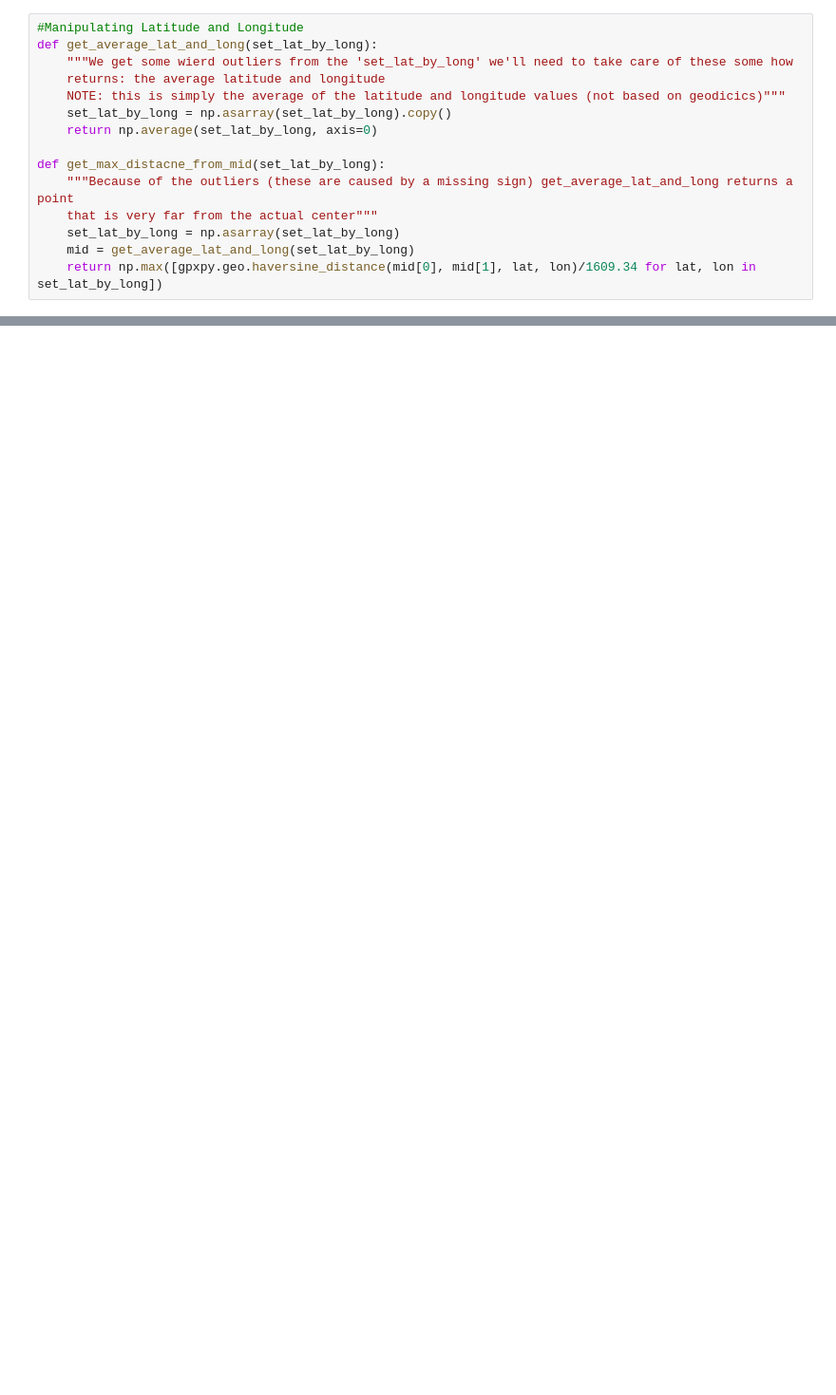
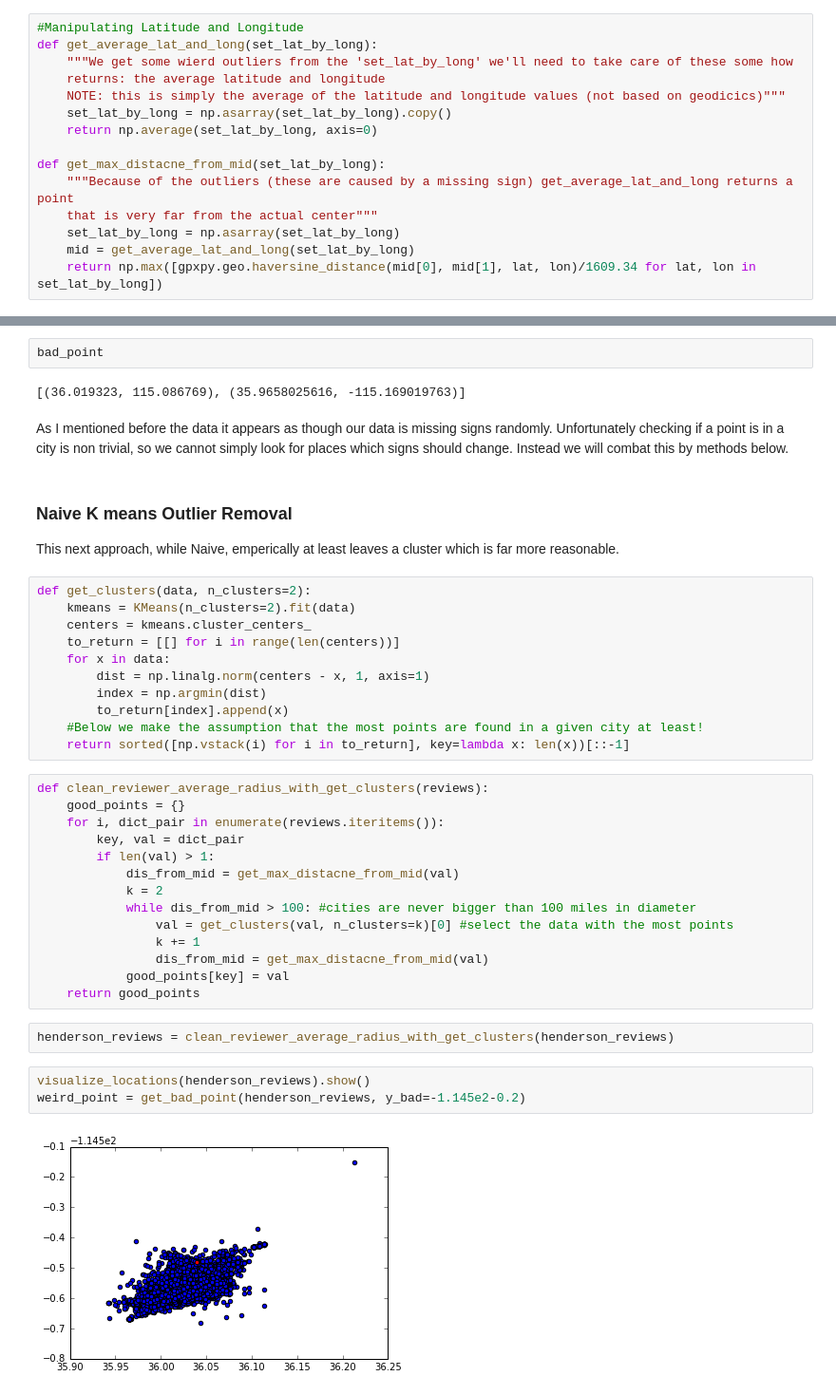
Before and after one commit to smwade/Yelp-Prediction, a Jupyter notebook: luke/Machine Learning Method.ipynb, the cells around one changed output, grey strips where cells are left out. Shown: that part at 95% size. Saved outputs shown, nothing was run; the diff lists cells and outputs as text; blank space fills up the shorter version.

```diff
--- a/luke/Machine Learning Method.ipynb
+++ b/luke/Machine Learning Method.ipynb
@@ -40,0 +103,41 @@ def get_max_distacne_from_mid(set_lat_by_long):
+# %%
+bad_point
+# %% [output]
+[(36.019323, 115.086769), (35.9658025616, -115.169019763)]
+# %% [markdown]
+As I mentioned before the data it appears as though our data is missing signs randomly. Unfortunately checking if a point is in a city is non trivial, so we cannot simply look for places which signs should change. Instead we will combat this by methods below.
+# %% [markdown]
+### Naive K means Outlier Removal
+This next approach, while Naive, emperically at least leaves a cluster which is far more reasonable.
+# %%
+def get_clusters(data, n_clusters=2):
+    kmeans = KMeans(n_clusters=2).fit(data)
+    centers = kmeans.cluster_centers_
+    to_return = [[] for i in range(len(centers))]
+    for x in data:
+        dist = np.linalg.norm(centers - x, 1, axis=1)
+        index = np.argmin(dist)
+        to_return[index].append(x)
+    #Below we make the assumption that the most points are found in a given city at least!
+    return sorted([np.vstack(i) for i in to_return], key=lambda x: len(x))[::-1]
+# %%
+def clean_reviewer_average_radius_with_get_clusters(reviews):
+    good_points = {}
+    for i, dict_pair in enumerate(reviews.iteritems()):
+        key, val = dict_pair
+        if len(val) > 1:
+            dis_from_mid = get_max_distacne_from_mid(val)
+            k = 2
+            while dis_from_mid > 100: #cities are never bigger than 100 miles in diameter
+                val = get_clusters(val, n_clusters=k)[0] #select the data with the most points
+                k += 1
+                dis_from_mid = get_max_distacne_from_mid(val)
+            good_points[key] = val
+    return good_points
+# %%
+henderson_reviews = clean_reviewer_average_radius_with_get_clusters(henderson_reviews)
+# %%
+visualize_locations(henderson_reviews).show()
+weird_point = get_bad_point(henderson_reviews, y_bad=-1.145e2-0.2)
+# %% [output]
+[figure, added]
```
Also changed, not shown: parts of 41 cells of this notebook, 6 other files.
